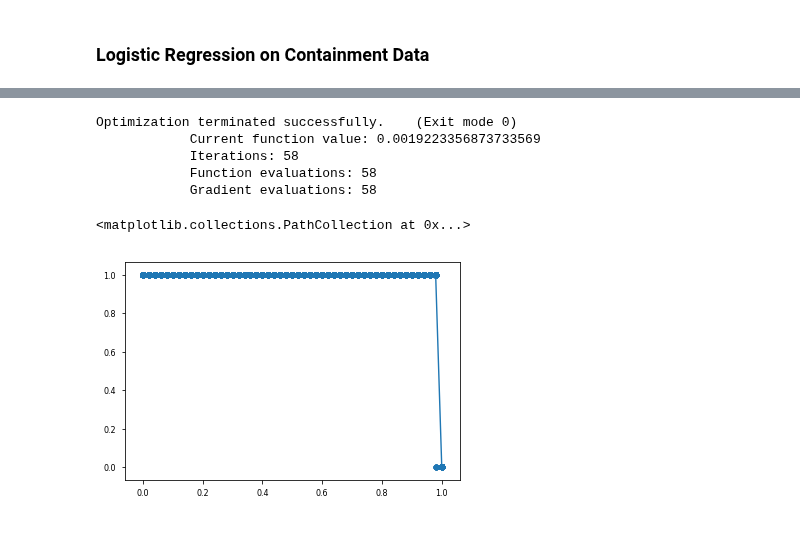
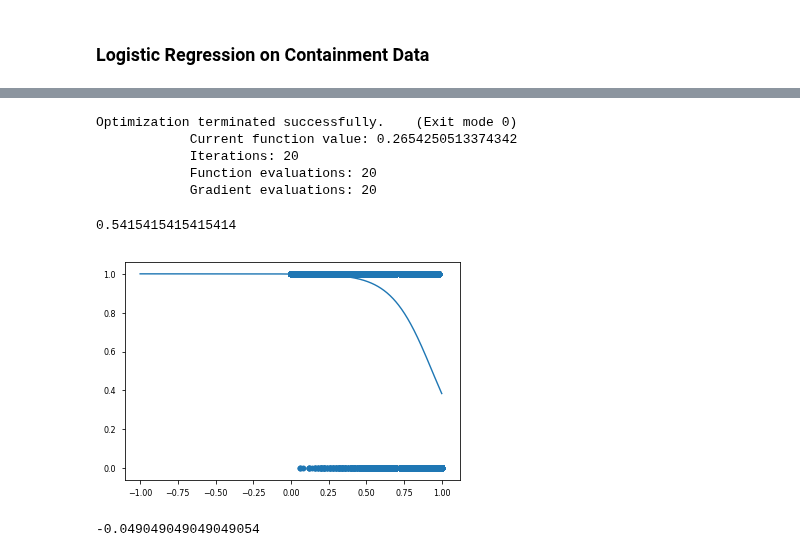
Before and after one commit to EndyLab/codon-tables, a Jupyter notebook: notebooks/fast_fail_figs.ipynb, the cells around one changed output, grey strips where cells are left out. Drawn from its saved outputs; the diff is of its cells as text; code cells hidden in the pictures.

Commit message:
initializing retreat_talk with some changes to dist_vid and fast_fail_figs.ipynb

```diff
--- a/notebooks/fast_fail_figs.ipynb
+++ b/notebooks/fast_fail_figs.ipynb
@@ -957,7 +974,7 @@ array([1.        , 0.94333333])
 # %%
-# unpickle for faster access
-with open('/home/jonathan/Lab/Fast Fail/Figures/misc/contour_caching_lin.pickle', 'rb') as handle:
-    FF20_contour, FF16_contour, RED20_contour, RED15_contour, Standard_contour, PROMISC20_contour, PROMISC15_contour, t, N_0 = pickle.load(handle)
+# pickle for later access
+with open('/home/jon/Lab/Fast Fail/Figures/misc/contain_caching_lin.pickle', 'wb') as handle:
+    pickle.dump(contain, handle)
 # %%
 # generate log contour plot
 contours = {
@@ -1114,18 +1124,0 @@ TypeError: 'bool' object is not iterable
-# %%
-N_0 = list(set(DF.loc[DF['code'] == 'Standard']['N_0']))
-N_0.sort()
-num_reps = len(DF.loc[(DF['N_0']== N_0[0]) & (DF['code'] == 'Standard')])
-
-for code in tqdm(colordict.keys(), desc='colors'):
-#     lilDF = DF.loc[DF['code'] == code]
-    if code in ['PROMISC20', 'PROMISC15', 'Colorado']: continue
-    if code == 'Standard Code':
-        code = 'Standard'
-    for n_0 in tqdm(N_0, desc='initial conditions'):
-        DF.loc[(DF['code'] == code)&(DF['N_0'] == n_0), 'sim'] = np.arange(num_reps)
-#         weeDF = lilDF.loc[lilDF['N_0'] == n_0]
-#         weeDF['sim'] = np.arange(num_reps)
-
-# convert to containment and popfrac
-DF.loc[:,'popfrac'] = (DF.loc[:,'popfrac'] == 0)
-DF.loc[:,'N_0'] /= 1e6
@@ -1230,0 +1252,10 @@ set(df['code'])
+# %%
+# unpickle contain_caching data
+with open('/home/jon/Lab/Fast Fail/Figures/misc/contain_caching_lin.pickle', 'rb') as handle:
+    data = pickle.load(handle)
+
+# for each code, find largest N_0 that maintains P_contain > 95%
+codes = [key for key in data.keys() if key != 'N_0']
+for code in codes:
+    ind = np.argmax(data[code] < 0.95) - 1
+    print('{0}:{1}'.format(code, data['N_0'][ind]))
@@ -1626,20 +1685,26 @@ data
 # %%
-df = DF.loc[DF['code'] == 'FFQUAD']
+df = DF.loc[DF['code'] == 'PROMISC15']
 endog = df['popfrac']
 exog = sm.add_constant(df['N_0'])
 
 logit = sm.Logit(endog, exog)
 results = logit.fit_regularized()
 
-n_0 = np.array(list(set(df['N_0'])))
-n_0.sort()
+# n_0 = np.array(list(set(df['N_0'])))
+# n_0.sort()
+n_0 = np.linspace(-1,1,1000)
 plt.plot(n_0, results.predict(sm.add_constant(n_0.T)))
 plt.scatter(df['N_0'], df['popfrac'])
+n_0[np.argmax(results.predict(sm.add_constant(n_0.T)) < 0.95)]
 # %% [output]
 Optimization terminated successfully.    (Exit mode 0)
-            Current function value: 0.0019223356873733569
-            Iterations: 58
-            Function evaluations: 58
-            Gradient evaluations: 58
+            Current function value: 0.2654250513374342
+            Iterations: 20
+            Function evaluations: 20
+            Gradient evaluations: 20
-<matplotlib.collections.PathCollection at 0x...>
+0.5415415415415414
-[figure, old version]
+[figure, new version]
+# %%
+n_0[np.argmax(results.predict(sm.add_constant(n_0.T)) < 0.95)]
+# %% [output]
+-0.049049049049049054
```
Also changed, not shown: parts of 14 cells of this notebook, 1 other file.
